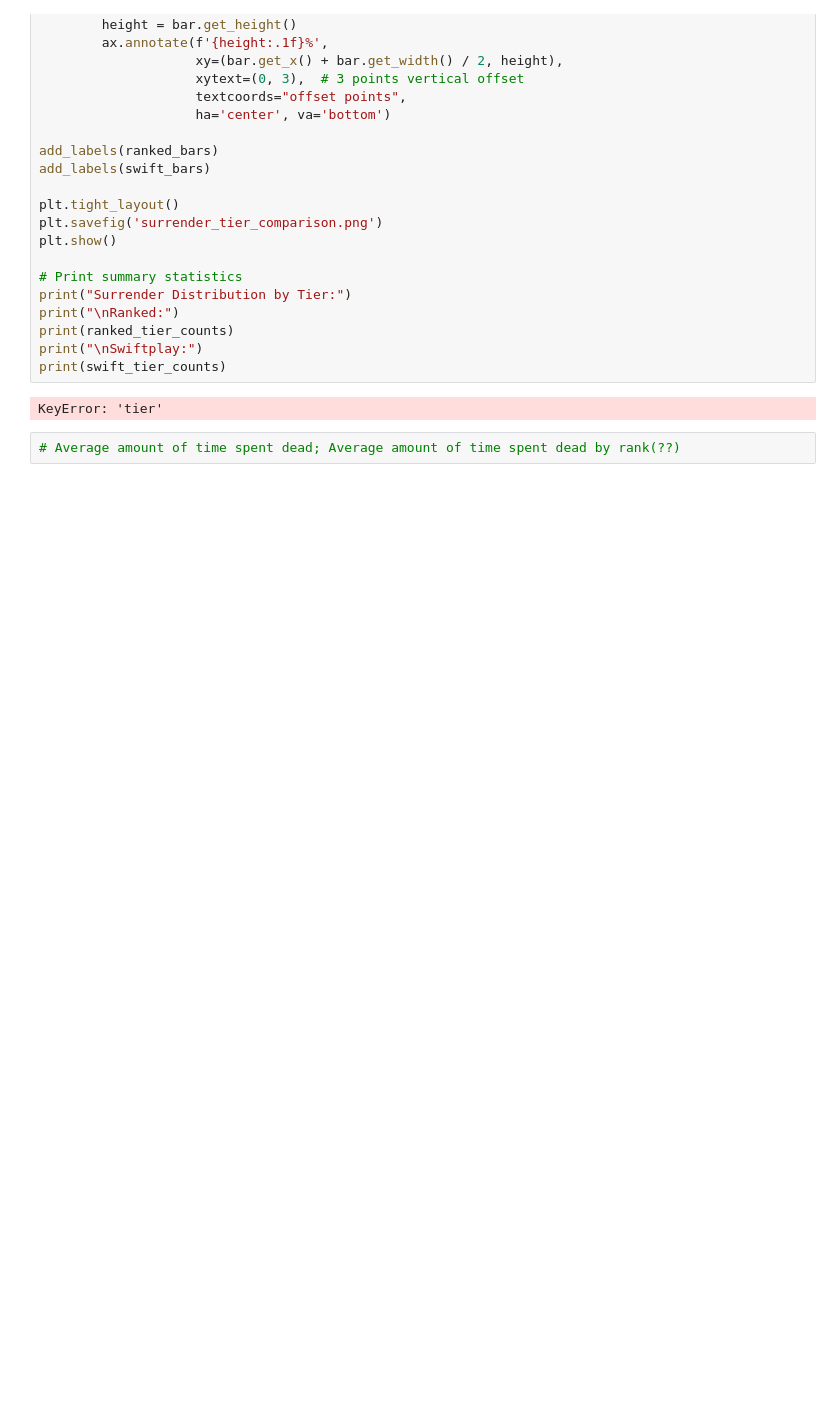
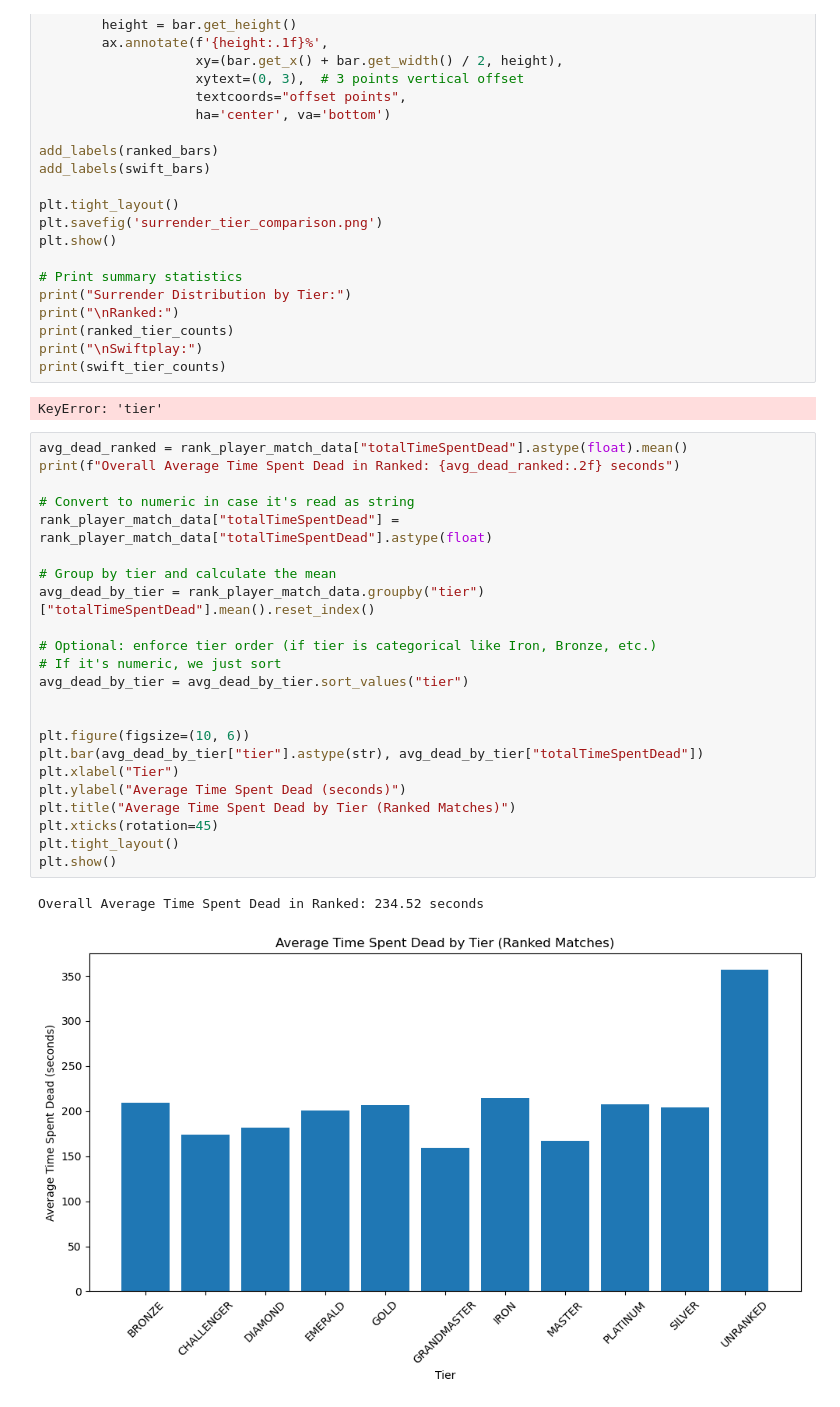
Before and after one commit to mdcUM/swiftplay-analysis, a Jupyter notebook: speed_and_duration_analysis.ipynb, the cells around one changed output. Cells and saved outputs as stored; diff of their text form; blank space fills up the shorter version.

```diff
--- a/speed_and_duration_analysis.ipynb
+++ b/speed_and_duration_analysis.ipynb
@@ -248,5 +254,29 @@ print("\nSwiftplay:")
 print(swift_tier_counts)
 # %% [output]
 KeyError: 'tier'
-# %%
-# Average amount of time spent dead; Average amount of time spent dead by rank(??)
+# %%
+avg_dead_ranked = rank_player_match_data["totalTimeSpentDead"].astype(float).mean()
+print(f"Overall Average Time Spent Dead in Ranked: {avg_dead_ranked:.2f} seconds")
+
+# Convert to numeric in case it's read as string
+rank_player_match_data["totalTimeSpentDead"] = rank_player_match_data["totalTimeSpentDead"].astype(float)
+
+# Group by tier and calculate the mean
+avg_dead_by_tier = rank_player_match_data.groupby("tier")["totalTimeSpentDead"].mean().reset_index()
+
+# Optional: enforce tier order (if tier is categorical like Iron, Bronze, etc.)
+# If it's numeric, we just sort
+avg_dead_by_tier = avg_dead_by_tier.sort_values("tier")
+
+
+plt.figure(figsize=(10, 6))
+plt.bar(avg_dead_by_tier["tier"].astype(str), avg_dead_by_tier["totalTimeSpentDead"])
+plt.xlabel("Tier")
+plt.ylabel("Average Time Spent Dead (seconds)")
+plt.title("Average Time Spent Dead by Tier (Ranked Matches)")
+plt.xticks(rotation=45)
+plt.tight_layout()
+plt.show()
+# %% [output]
+Overall Average Time Spent Dead in Ranked: 234.52 seconds
+[figure, added]
```
Also changed, not shown: parts of 5 cells of this notebook, 1 other file.
